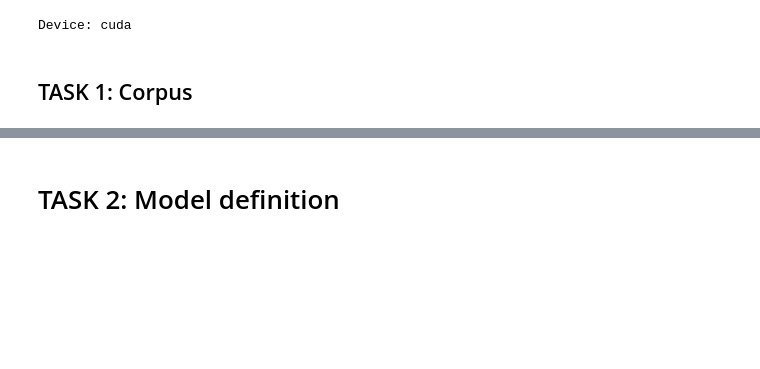
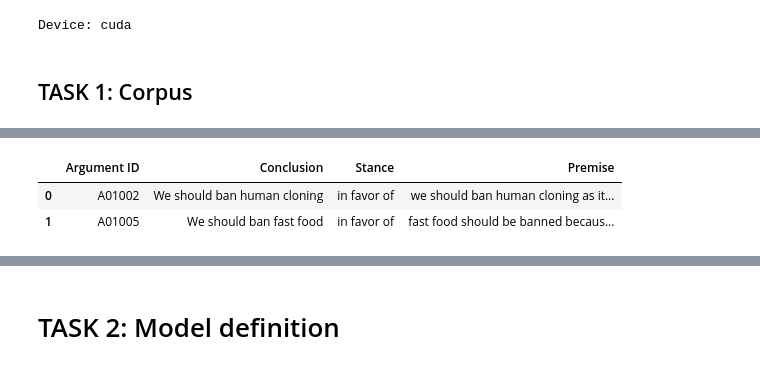
Before and after one commit to luke1399/Assignment2, a Jupyter notebook: Assignment2.ipynb, the cells around one changed output, grey strips where cells are left out. Drawn from its saved outputs; the diff is of its cells as text; code cells hidden in the pictures; blank space fills up the shorter version.

```diff
--- a/Assignment2.ipynb
+++ b/Assignment2.ipynb
@@ -95,3 +97,9 @@ if do_print:
+# %%
+argument_dfs["train"].head(2)
+# %% [output]
+|  | Argument ID | Conclusion | Stance | Premise |
+| 0 | A01002 | We should ban human cloning | in favor of | we should ban human cloning as it... |
+| 1 | A01005 | We should ban fast food | in favor of | fast food should be banned becaus... |
 # %%
 if do_print:
     print([d.shape for d in argument_dfs.values()])
```
Also changed, not shown: parts of 13 cells of this notebook.
